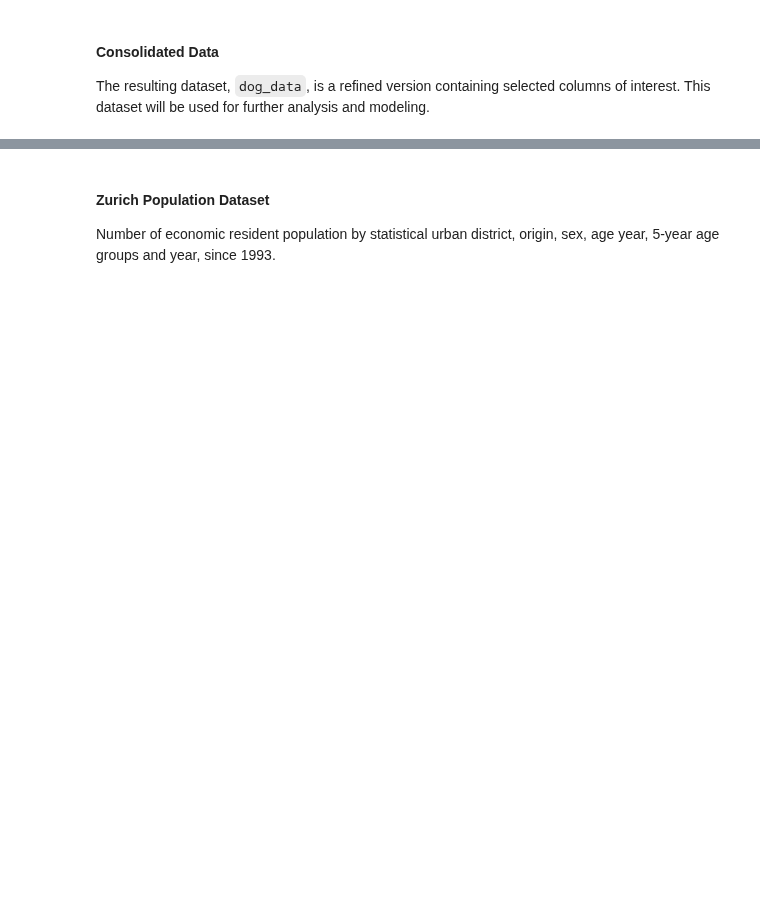
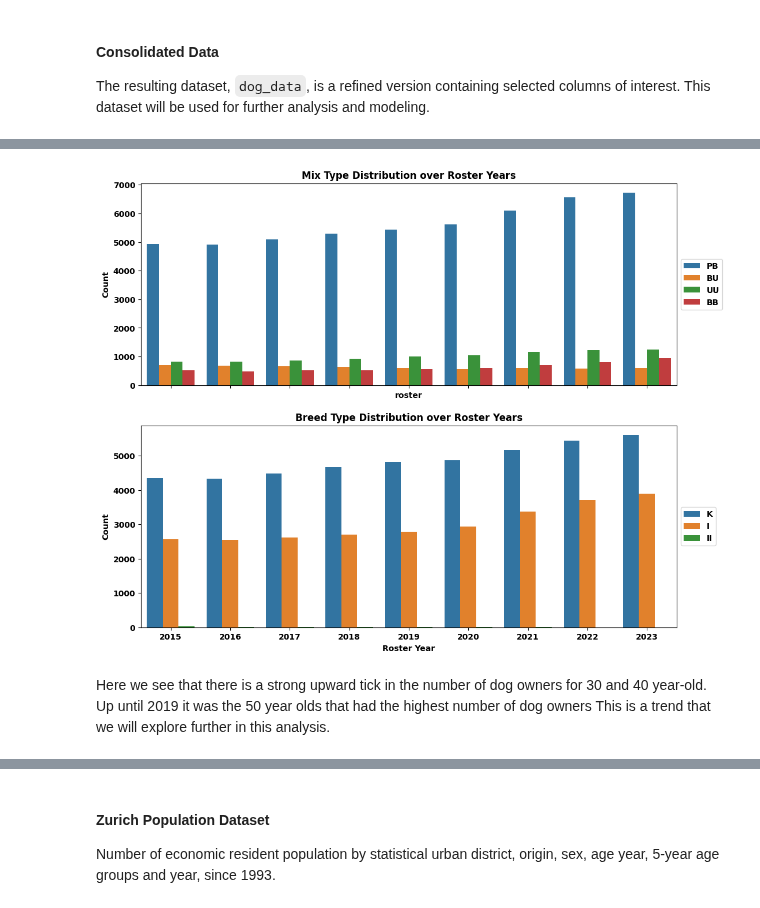
Before and after one commit to jonnross88/Springboard, a Jupyter notebook: u20_data_storytelling/zurich.ipynb, the cells around one changed output, grey strips where cells are left out. Drawn from its saved outputs; the diff is of its cells as text; code cells hidden in the pictures; blank space fills up the shorter version.

```diff
--- a/u20_data_storytelling/zurich.ipynb
+++ b/u20_data_storytelling/zurich.ipynb
@@ -319,3 +529,8 @@ Before diving into the transformation process, let's explore some key aspects of
+# %%
+# drop all rows with nan if they are less than 20
+zurich_dog_data = zurich_dog_data.dropna(
+    subset=["birth_dog_year", "quar_cd", "circle_cd"]
+)
 # %% [markdown]
 ##### Breed and Mixed Type Transformation
 
@@ -639,3 +767,15 @@ Name: mixed_type, dtype: int64
+# %%
+# Create an indicator variable for missing 'age_group_10' values
+dog_data["age_group_10_missing"] = dog_data["age_group_10"].isna().astype(int)
+
+# Fill in the missing 'age_group_10' values
+dog_data["age_group_10"] = dog_data["age_group_10"].fillna(
+    dog_data.groupby("owner_id")["age_group_10"].transform(
+        lambda x: x.mode().iloc[0] if not x.mode().empty else np.nan
+    )
+)
+
+dog_data["age_group_10"] = dog_data["age_group_10"].fillna(-1)
 # %% [markdown]
 #### Consolidated Data
 
@@ -673,0 +948,28 @@ Name: standard, dtype: int64
+# %%
+from matplotlib import pyplot as plt
+
+# Set the style for the plots
+# sns.set(style="whitegrid")
+
+
+# Create subplots
+fig, axes = plt.subplots(nrows=2, ncols=1, figsize=(12, 10), sharex=True)
+
+# Plot for Mix Type over Roster Years
+sns.countplot(x="roster", hue="mixed_type", data=dog_data, ax=axes[0])
+axes[0].set_title("Mix Type Distribution over Roster Years")
+axes[0].set_ylabel("Count")
+axes[0].legend(loc="center left", bbox_to_anchor=(1, 0.5))
+
+# Plot for Breed Type over Roster Years
+sns.countplot(x="roster", hue="breed_type", data=dog_data, ax=axes[1])
+axes[1].set_title("Breed Type Distribution over Roster Years")
+axes[1].set_xlabel("Roster Year")
+axes[1].set_ylabel("Count")
+axes[1].legend(loc="center left", bbox_to_anchor=(1, 0.5))
+# Display the plots
+plt.show()
+# %% [output]
+[figure, added]
+# %% [markdown]
+Here we see that there is a strong upward tick in the number of dog owners for 30 and 40 year-old. Up until 2019 it was the 50 year olds that had the highest number of dog owners This is a trend that we will explore further in this analysis.
```
Also changed, not shown: parts of 112 cells of this notebook, 3 other files.
